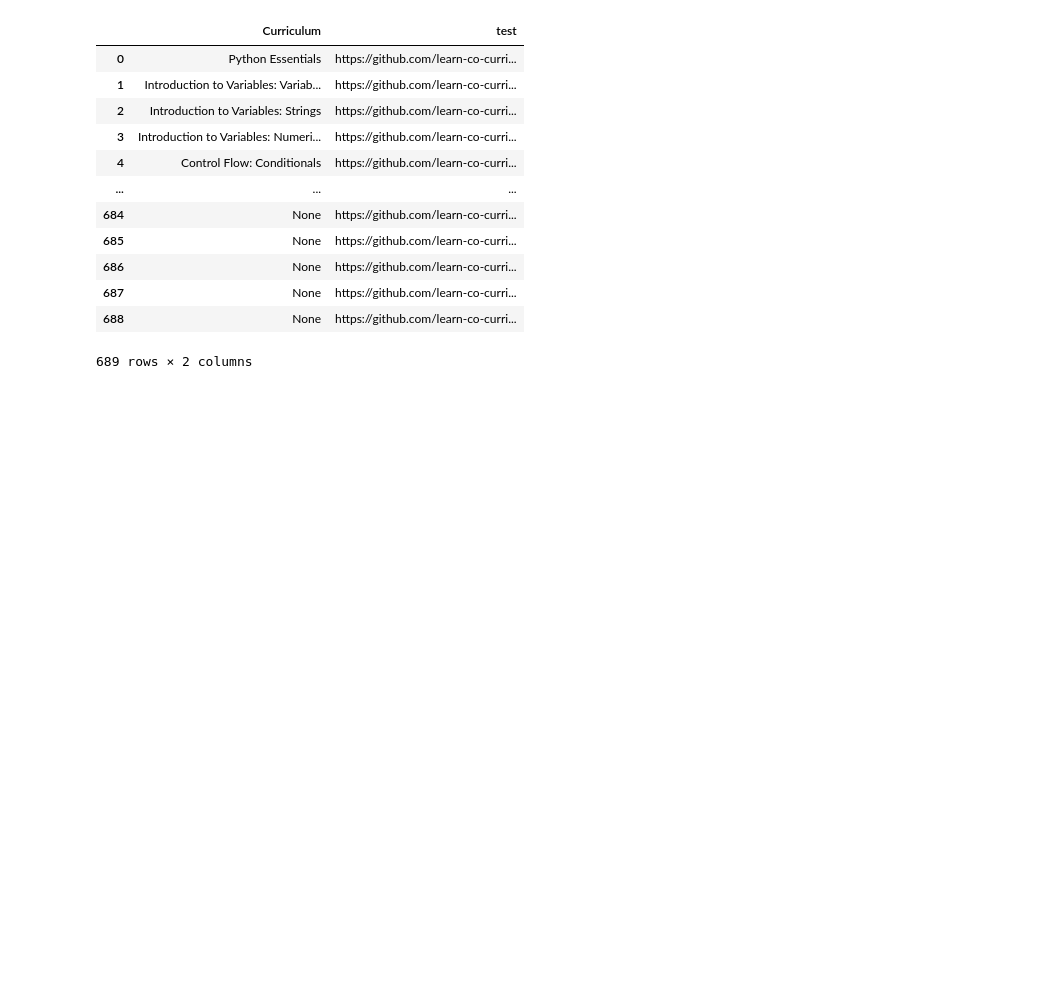
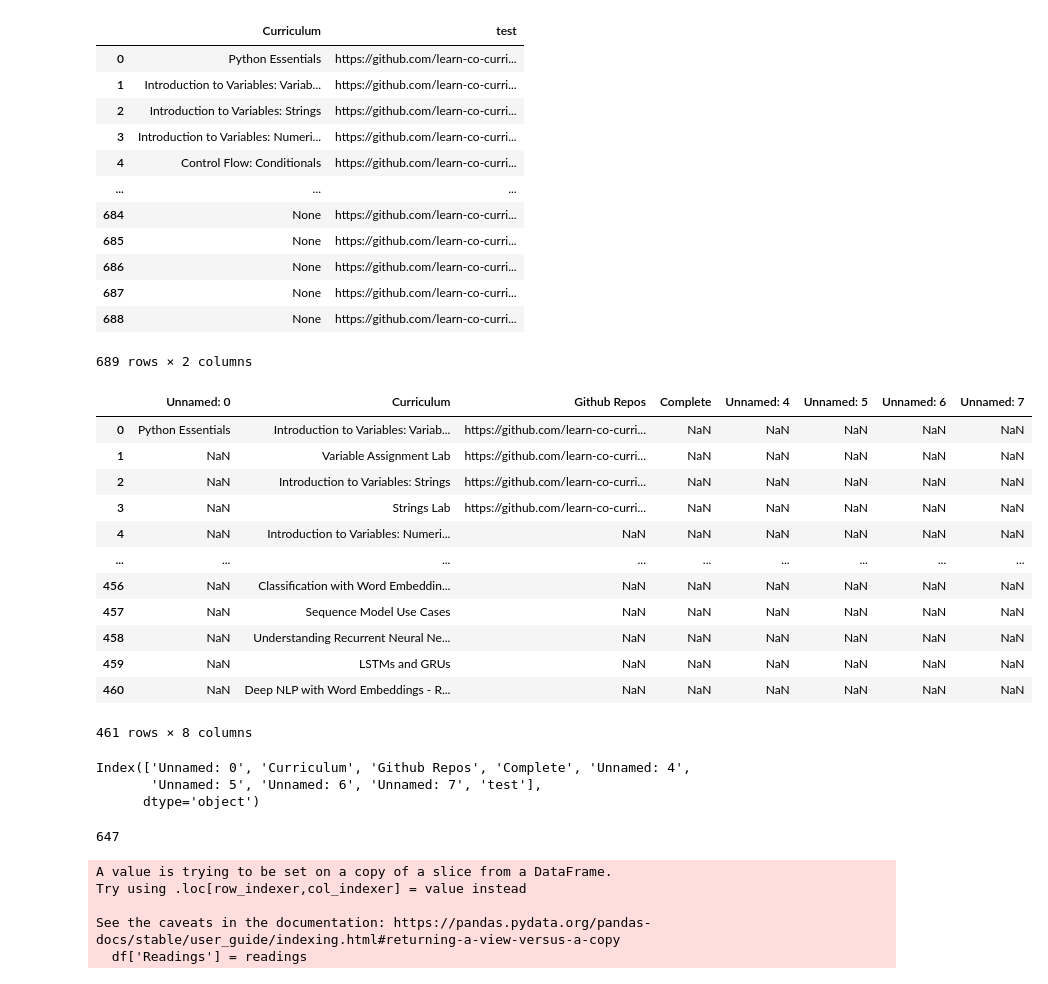
Before and after one commit to drummondjason/scraping_tests, a Jupyter notebook: GitHub-scraping.ipynb, the cells around one changed output. Drawn from its saved outputs; the diff is of its cells as text; code cells hidden in the pictures; blank space fills up the shorter version.

```diff
--- a/GitHub-scraping.ipynb
+++ b/GitHub-scraping.ipynb
@@ -242,3 +244,27 @@ new_df
 689 rows × 2 columns
 # %%
 new_df.to_excel("DSC.xlsx")
+# %%
+df = pd.read_excel('DSC.xlsx')
+# %%
+df
+# %% [output]
+|  | Unnamed: 0 | Curriculum | Github Repos | Complete | Unnamed: 4 | Unnamed: 5 | Unnamed: 6 | Unnamed: 7 |
+| 0 | Python Essentials | Introduction to Variables: Variab... | https://github.com/learn-co-curri... | NaN | NaN | NaN | NaN | NaN |
+| 1 | NaN | Variable Assignment Lab | https://github.com/learn-co-curri... | NaN | NaN | NaN | NaN | NaN |
+| 2 | NaN | Introduction to Variables: Strings | https://github.com/learn-co-curri... | NaN | NaN | NaN | NaN | NaN |
+| 3 | NaN | Strings Lab | https://github.com/learn-co-curri... | NaN | NaN | NaN | NaN | NaN |
+| 4 | NaN | Introduction to Variables: Numeri... | NaN | NaN | NaN | NaN | NaN | NaN |
+| ... | ... | ... | ... | ... | ... | ... | ... | ... |
+| 456 | NaN | Classification with Word Embeddin... | NaN | NaN | NaN | NaN | NaN | NaN |
+| 457 | NaN | Sequence Model Use Cases | NaN | NaN | NaN | NaN | NaN | NaN |
+| 458 | NaN | Understanding Recurrent Neural Ne... | NaN | NaN | NaN | NaN | NaN | NaN |
+| 459 | NaN | LSTMs and GRUs | NaN | NaN | NaN | NaN | NaN | NaN |
+| 460 | NaN | Deep NLP with Word Embeddings - R... | NaN | NaN | NaN | NaN | NaN | NaN |
+461 rows × 8 columns
+# %%
+df.columns
+# %% [output]
+Index(['Unnamed: 0', 'Curriculum', 'Github Repos', 'Complete', 'Unnamed: 4',
+       'Unnamed: 5', 'Unnamed: 6', 'Unnamed: 7', 'test'],
+      dtype='object')
@@ -244,0 +284,4 @@ new_df.to_excel("DSC.xlsx")
+# %%
+len(readings)
+# %% [output]
+647
@@ -244,0 +291,8 @@ new_df.to_excel("DSC.xlsx")
+# %%
+df['Readings'] = readings
+# %% [output]
+A value is trying to be set on a copy of a slice from a DataFrame.
+Try using .loc[row_indexer,col_indexer] = value instead
+
+See the caveats in the documentation: https://pandas.pydata.org/pandas-docs/stable/user_guide/indexing.html#returning-a-view-versus-a-copy
+  df['Readings'] = readings
```
Also changed, not shown: parts of 42 cells of this notebook, 3 other files.
